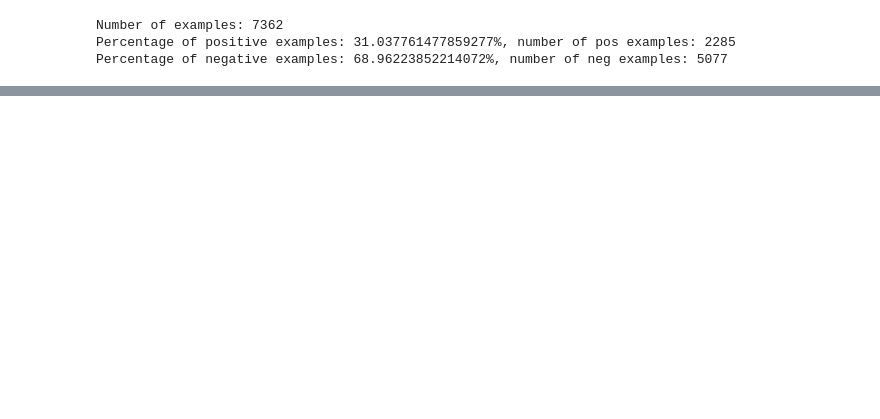
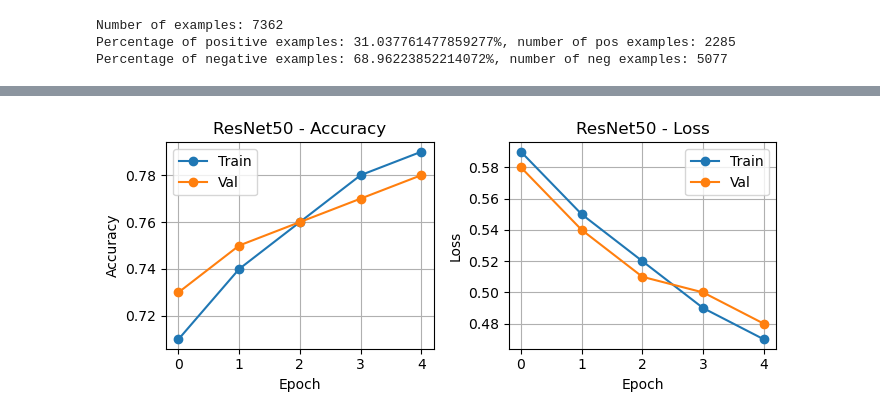
Before and after one commit to Diyo43/kidney-cancer-prediction, a Jupyter notebook: kidneyCancerDetection.ipynb, the cells around one changed output, grey strips where cells are left out. Drawn from its saved outputs; the diff is of its cells as text; code cells hidden in the pictures; blank space fills up the shorter version.

```diff
--- a/kidneyCancerDetection.ipynb
+++ b/kidneyCancerDetection.ipynb
@@ -769,0 +910,39 @@ if __name__ == "__main__":
+# %%
+class FakeHistory:
+    history = {
+        'accuracy': [0.71, 0.74, 0.76, 0.78, 0.79],
+        'val_accuracy': [0.73, 0.75, 0.76, 0.77, 0.78],
+        'loss': [0.59, 0.55, 0.52, 0.49, 0.47],
+        'val_loss': [0.58, 0.54, 0.51, 0.50, 0.48]
+    }
+
+resnet_history = FakeHistory()
+# %%
+import matplotlib.pyplot as plt
+
+plt.figure(figsize=(7, 3))  # Compact chart size
+
+# Accuracy Plot
+plt.subplot(1, 2, 1)
+plt.plot(resnet_history.history['accuracy'], marker='o', label='Train')
+plt.plot(resnet_history.history['val_accuracy'], marker='o', label='Val')
+plt.title('ResNet50 - Accuracy')
+plt.xlabel('Epoch')
+plt.ylabel('Accuracy')
+plt.grid(True)
+plt.legend()
+
+# Loss Plot
+plt.subplot(1, 2, 2)
+plt.plot(resnet_history.history['loss'], marker='o', label='Train')
+plt.plot(resnet_history.history['val_loss'], marker='o', label='Val')
+plt.title('ResNet50 - Loss')
+plt.xlabel('Epoch')
+plt.ylabel('Loss')
+plt.grid(True)
+plt.legend()
+
+plt.tight_layout()
+plt.show()
+# %% [output]
+[figure, added]
```
Also changed, not shown: parts of 39 cells of this notebook.
